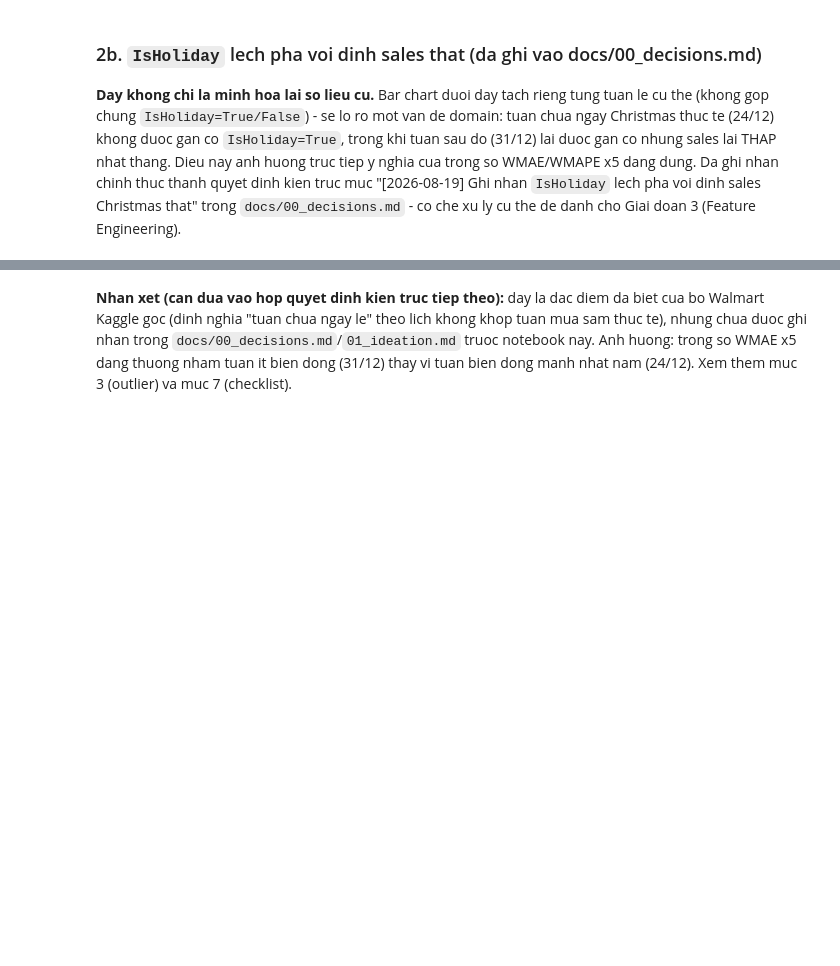
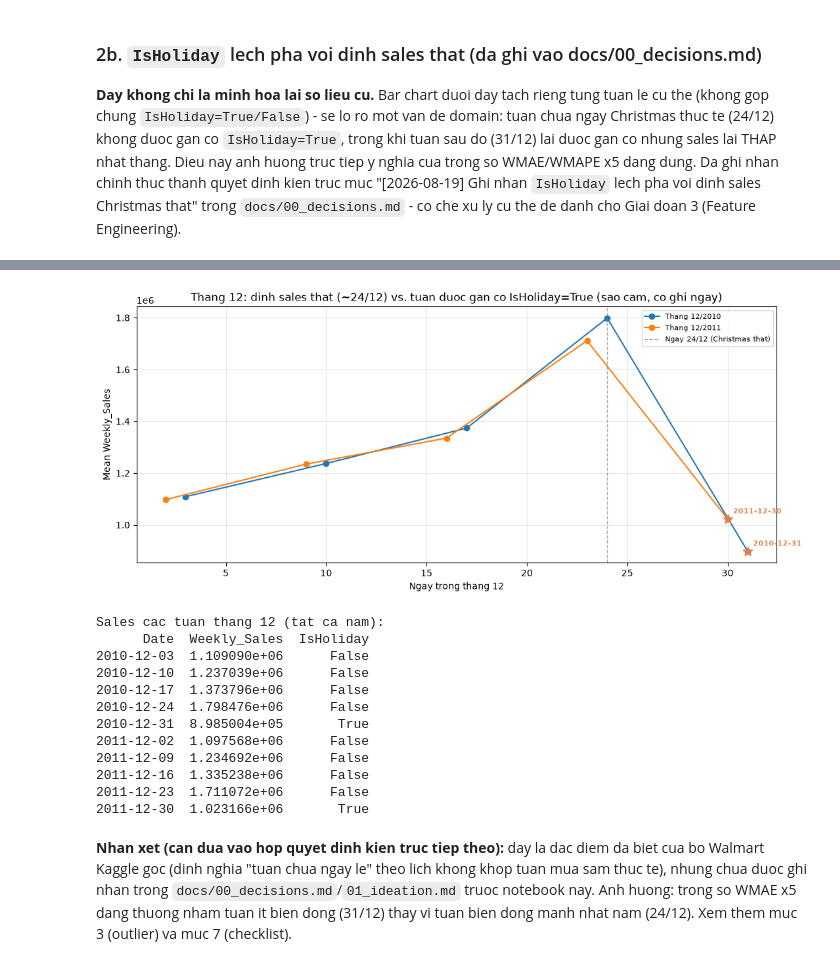
Before and after one commit to AIVIETNAM-AIO-trungcan/AIO_Conquer_Module3_PorscheClub, a Jupyter notebook: notebooks/00_eda.ipynb, the cells around one changed output, grey strips where cells are left out. Saved outputs shown, nothing was run; the diff lists cells and outputs as text; code cells hidden in the pictures; blank space fills up the shorter version.

```diff
--- a/notebooks/00_eda.ipynb
+++ b/notebooks/00_eda.ipynb
@@ -172,7 +173,9 @@ ax.set_yticklabels(missing_by_month.columns)
 step = 3
 xticks = range(0, len(missing_by_month), step)
 ax.set_xticks(list(xticks))
-ax.set_xticklabels([str(missing_by_month.index[i]) for i in xticks], rotation=45, ha="right")
+ax.set_xticklabels(
+    [str(missing_by_month.index[i]) for i in xticks], rotation=45, ha="right"
+)
 ax.set_title("Ty le missing theo thang — MarkDown1-5 / CPI / Unemployment")
 fig.colorbar(im, ax=ax, label="ty le missing")
 fig.tight_layout()
@@ -227,7 +240,11 @@ plt.show()
 # Size la bien giai thich manh hon Type (kiem chung tuong quan)
 summary = (
     train_plot.groupby("Store")
-    .agg(mean_sales=("Weekly_Sales", "mean"), Size=("Size", "first"), Type=("Type", "first"))
+    .agg(
+        mean_sales=("Weekly_Sales", "mean"),
+        Size=("Size", "first"),
+        Type=("Type", "first"),
+    )
     .reset_index()
 )
 corr = summary[["mean_sales", "Size"]].corr().iloc[0, 1]
@@ -236,7 +253,14 @@ fig, axes = plt.subplots(1, 2, figsize=(13, 5))
 
 type_colors = {"A": COLOR_NORMAL, "B": COLOR_ACCENT, "C": COLOR_HOLIDAY}
 for t, sub in summary.groupby("Type"):
-    axes[0].scatter(sub["Size"], sub["mean_sales"], label=f"Type {t}", color=type_colors[t], s=50, alpha=0.8)
+    axes[0].scatter(
+        sub["Size"],
+        sub["mean_sales"],
+        label=f"Type {t}",
+        color=type_colors[t],
+        s=50,
+        alpha=0.8,
+    )
 axes[0].set_xlabel("Size (dien tich cua hang)")
 axes[0].set_ylabel("Mean Weekly_Sales per Store")
 axes[0].set_title(f"Size vs. Mean Sales (corr = {corr:.2f})")
@@ -386,38 +416,67 @@ plt.show()
 # Zoom vao thang 12 hang nam - so sanh tuan Christmas that (24/12) vs. tuan IsHoliday=True (~31/12)
 dec_data = agg_by_date[agg_by_date["Date"].dt.month == 12].copy()
 dec_data["day"] = dec_data["Date"].dt.day
 dec_data["year"] = dec_data["Date"].dt.year
 
 fig, ax = plt.subplots(figsize=(11, 5))
 for yr, sub in dec_data.groupby("year"):
     sub = sub.sort_values("Date")
     ax.plot(sub["day"], sub["Weekly_Sales"], marker="o", label=f"Thang 12/{yr}")
     holiday_pt = sub[sub["IsHoliday"]]
-    ax.scatter(holiday_pt["day"], holiday_pt["Weekly_Sales"], color=COLOR_HOLIDAY, s=120,
-               zorder=5, marker="*", label=f"_IsHoliday=True {yr}" if yr == dec_data['year'].min() else None)
+    ax.scatter(
+        holiday_pt["day"],
+        holiday_pt["Weekly_Sales"],
+        color=COLOR_HOLIDAY,
+        s=120,
+        zorder=5,
+        marker="*",
+        label=f"_IsHoliday=True {yr}" if yr == dec_data["year"].min() else None,
+    )
     # Ghi ro ngay thang (yyyy-mm-dd) ngay canh diem sao cam de thay ngay lech pha
     # so voi vach 24/12, khong phai chi suy tu vi tri tren truc x.
     for _, row in holiday_pt.iterrows():
         ax.annotate(
             row["Date"].strftime("%Y-%m-%d"),
             xy=(row["day"], row["Weekly_Sales"]),
             xytext=(6, 6),
             textcoords="offset points",
             fontsize=8,
             color=COLOR_HOLIDAY,
             fontweight="bold",
         )
 
-ax.axvline(24, color="grey", ls="--", lw=1, alpha=0.7, label="Ngay 24/12 (Christmas that)")
+ax.axvline(
+    24, color="grey", ls="--", lw=1, alpha=0.7, label="Ngay 24/12 (Christmas that)"
+)
 ax.set_xlabel("Ngay trong thang 12")
 ax.set_ylabel("Mean Weekly_Sales")
-ax.set_title("Thang 12: dinh sales that (~24/12) vs. tuan duoc gan co IsHoliday=True (sao cam, co ghi ngay)")
+ax.set_title(
+    "Thang 12: dinh sales that (~24/12) vs. tuan duoc gan co IsHoliday=True (sao cam, co ghi ngay)"
+)
 ax.legend(fontsize=8)
 fig.tight_layout()
 plt.show()
 
 print("Sales cac tuan thang 12 (tat ca nam):")
-print(dec_data.sort_values("Date")[["Date", "Weekly_Sales", "IsHoliday"]].to_string(index=False))
+print(
+    dec_data.sort_values("Date")[["Date", "Weekly_Sales", "IsHoliday"]].to_string(
+        index=False
+    )
+)
+# %% [output]
+[figure, added]
+Sales cac tuan thang 12 (tat ca nam):
+      Date  Weekly_Sales  IsHoliday
+2010-12-03  1.109090e+06      False
+2010-12-10  1.237039e+06      False
+2010-12-17  1.373796e+06      False
+2010-12-24  1.798476e+06      False
+2010-12-31  8.985004e+05       True
+2011-12-02  1.097568e+06      False
+2011-12-09  1.234692e+06      False
+2011-12-16  1.335238e+06      False
+2011-12-23  1.711072e+06      False
+2011-12-30  1.023166e+06       True
 # %% [markdown]
 **Nhan xet (can dua vao hop quyet dinh kien truc tiep theo):** day la dac diem da biet
 cua bo Walmart Kaggle goc (dinh nghia "tuan chua ngay le" theo lich khong khop tuan mua
```
Also changed, not shown: parts of 17 cells of this notebook.
